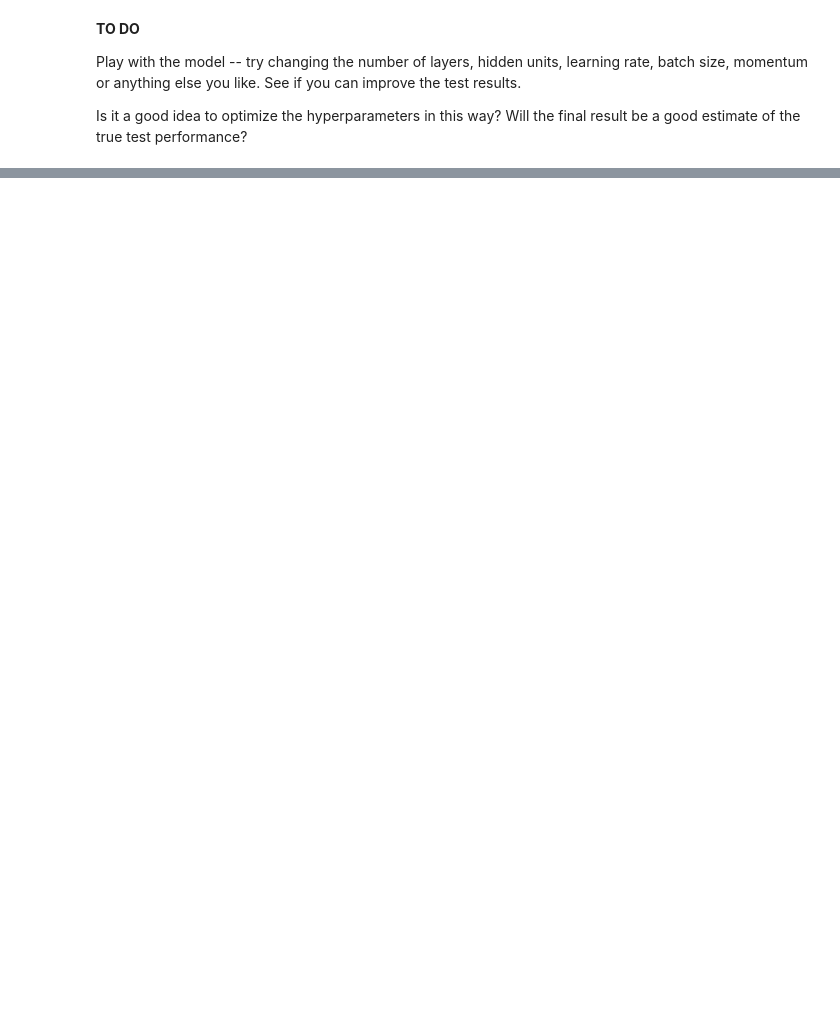
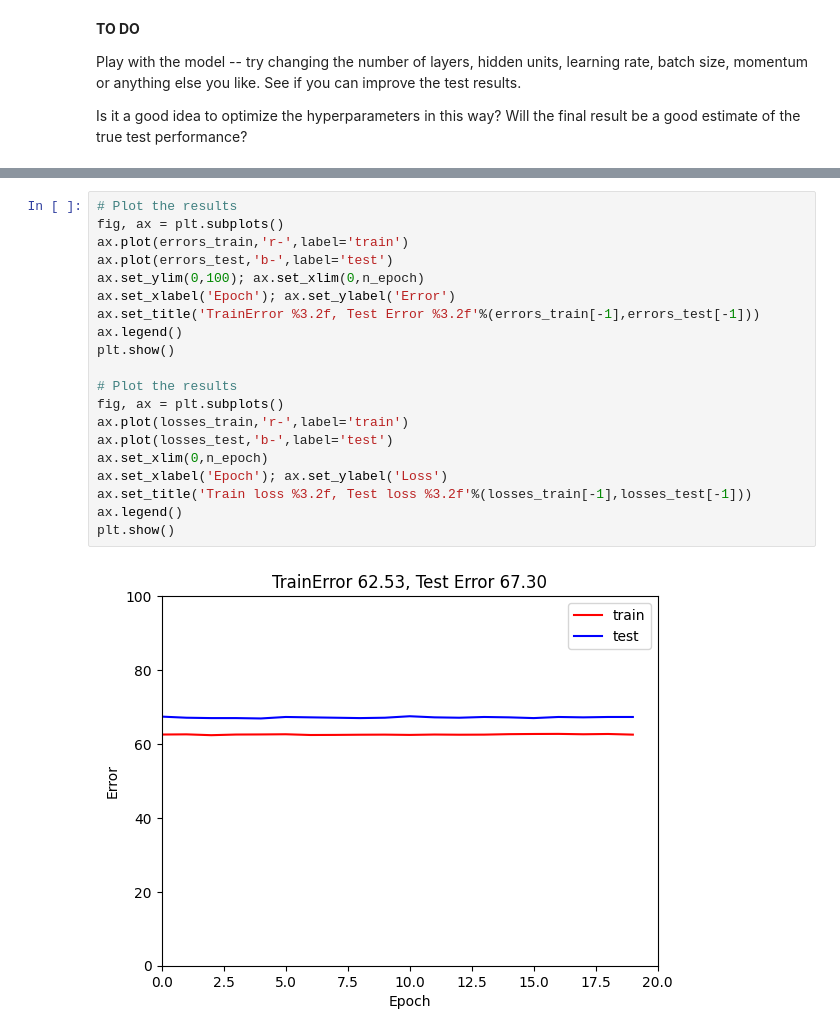
Before and after one commit to andresm19/udlbook, a Jupyter notebook: 8_1_MNIST_1D_Performance.ipynb, the cells around one changed output, grey strips where cells are left out. Cells and saved outputs as stored; diff of their text form; blank space fills up the shorter version.

```diff
--- a/8_1_MNIST_1D_Performance.ipynb
+++ b/8_1_MNIST_1D_Performance.ipynb
@@ -204,0 +278,22 @@ Is it a good idea to optimize the hyperparameters in this way?  Will the final r
+# %%
+# Plot the results
+fig, ax = plt.subplots()
+ax.plot(errors_train,'r-',label='train')
+ax.plot(errors_test,'b-',label='test')
+ax.set_ylim(0,100); ax.set_xlim(0,n_epoch)
+ax.set_xlabel('Epoch'); ax.set_ylabel('Error')
+ax.set_title('TrainError %3.2f, Test Error %3.2f'%(errors_train[-1],errors_test[-1]))
+ax.legend()
+plt.show()
+
+# Plot the results
+fig, ax = plt.subplots()
+ax.plot(losses_train,'r-',label='train')
+ax.plot(losses_test,'b-',label='test')
+ax.set_xlim(0,n_epoch)
+ax.set_xlabel('Epoch'); ax.set_ylabel('Loss')
+ax.set_title('Train loss %3.2f, Test loss %3.2f'%(losses_train[-1],losses_test[-1]))
+ax.legend()
+plt.show()
+# %% [output]
+[figure, added]
```
Also changed, not shown: parts of 5 cells of this notebook.
